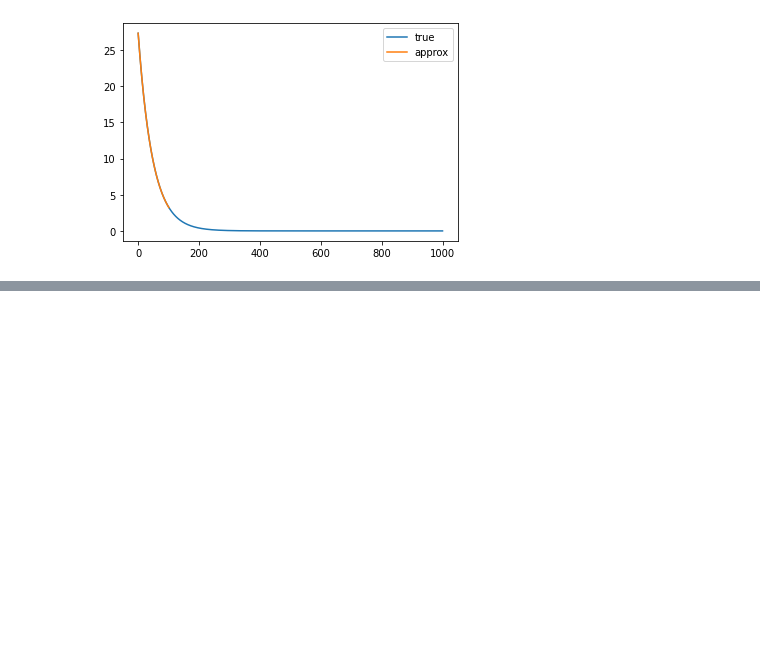
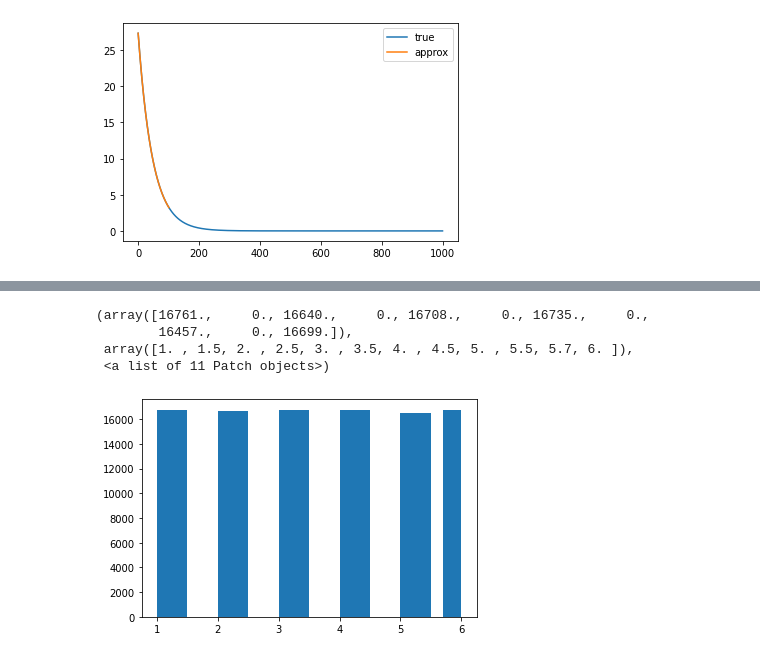
Before and after one commit to nikpocuca/math1mp3, a Jupyter notebook: spring-2020/lecture_materials/week4.ipynb, the cells around one changed output, grey strips where cells are left out. Cells and saved outputs as stored; diff of their text form; code cells hidden in the pictures; blank space fills up the shorter version.

```diff
--- a/spring-2020/lecture_materials/week4.ipynb
+++ b/spring-2020/lecture_materials/week4.ipynb
@@ -558,0 +732,10 @@ pyplot.legend()
+# %%
+# if you increase the number of draws, the entire thing becomes uniform
+
+pyplot.hist(d6((100000,)),bins=  [1,1.5,2,2.5,3,3.5,4,4.5,5,5.5,5.7,6]) # after 1000 draws it looks like 2's are winning
+# %% [output]
+(array([16761.,     0., 16640.,     0., 16708.,     0., 16735.,     0.,
+        16457.,     0., 16699.]),
+ array([1. , 1.5, 2. , 2.5, 3. , 3.5, 4. , 4.5, 5. , 5.5, 5.7, 6. ]),
+ <a list of 11 Patch objects>)
+[figure, added]
```
Also changed, not shown: parts of 64 cells of this notebook.
